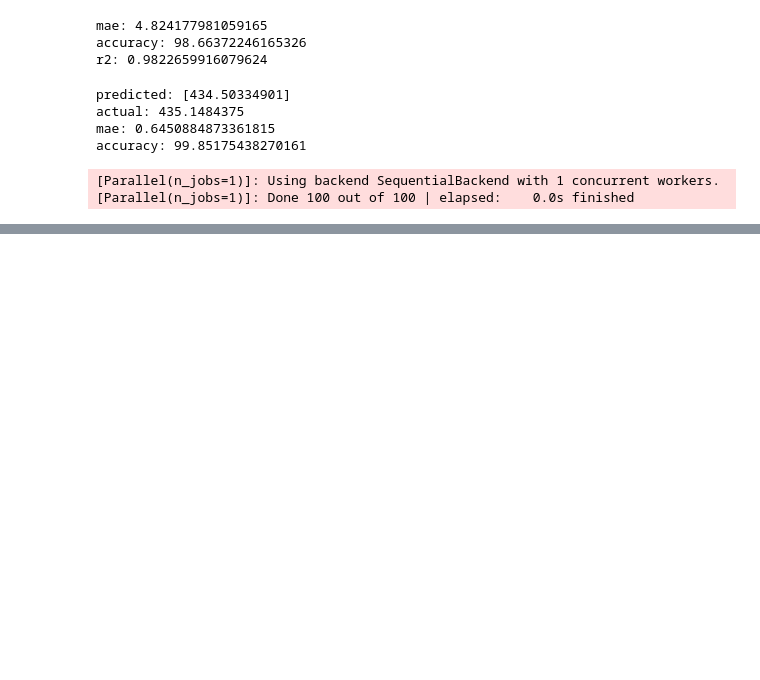
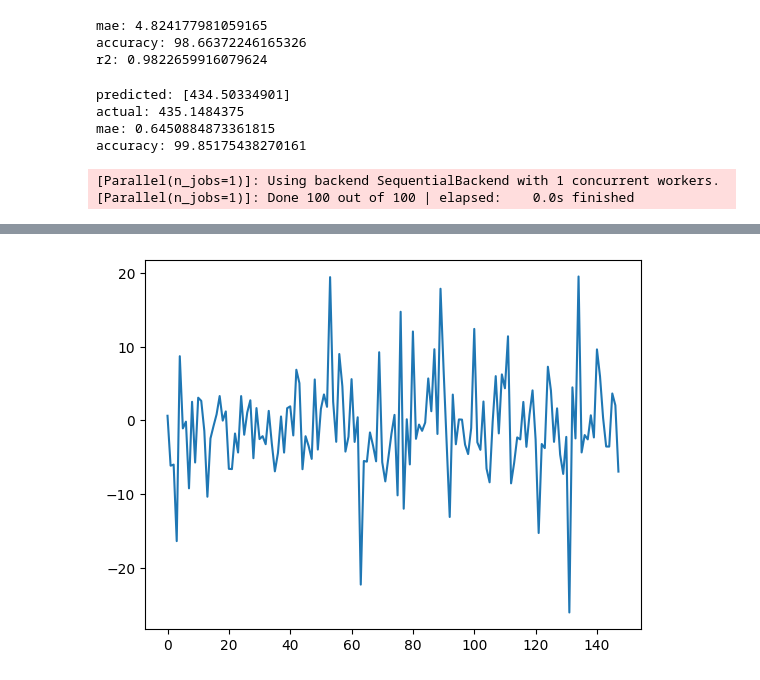
Before and after one commit to vedant2423/data-analysis-with-technical-indicators, a Jupyter notebook: nifty_sensex_close_data/training_rf_test.ipynb, the cells around one changed output, grey strips where cells are left out. Saved outputs shown, nothing was run; the diff lists cells and outputs as text; code cells hidden in the pictures; blank space fills up the shorter version.

```diff
--- a/nifty_sensex_close_data/training_rf_test.ipynb
+++ b/nifty_sensex_close_data/training_rf_test.ipynb
@@ -246,0 +257,6 @@ accuracy: 99.85175438270161
+# %%
+# plotting error for validation data
+plt.plot(y_val-y_predn)
+plt.show()
+# %% [output]
+[figure, added]
```
Also changed, not shown: parts of 2 cells of this notebook.
